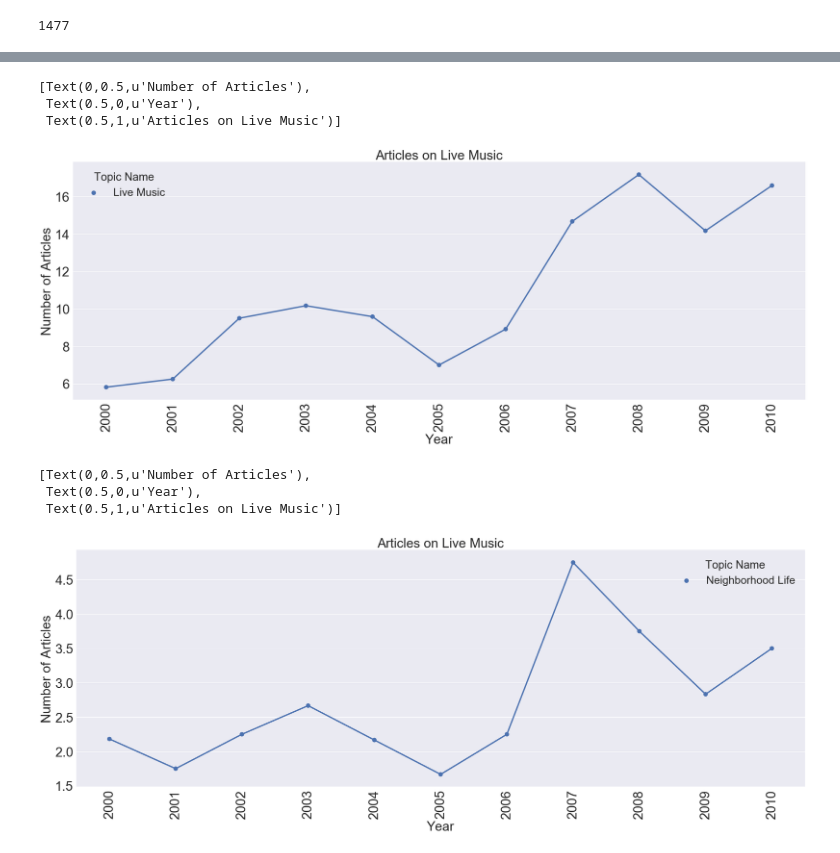
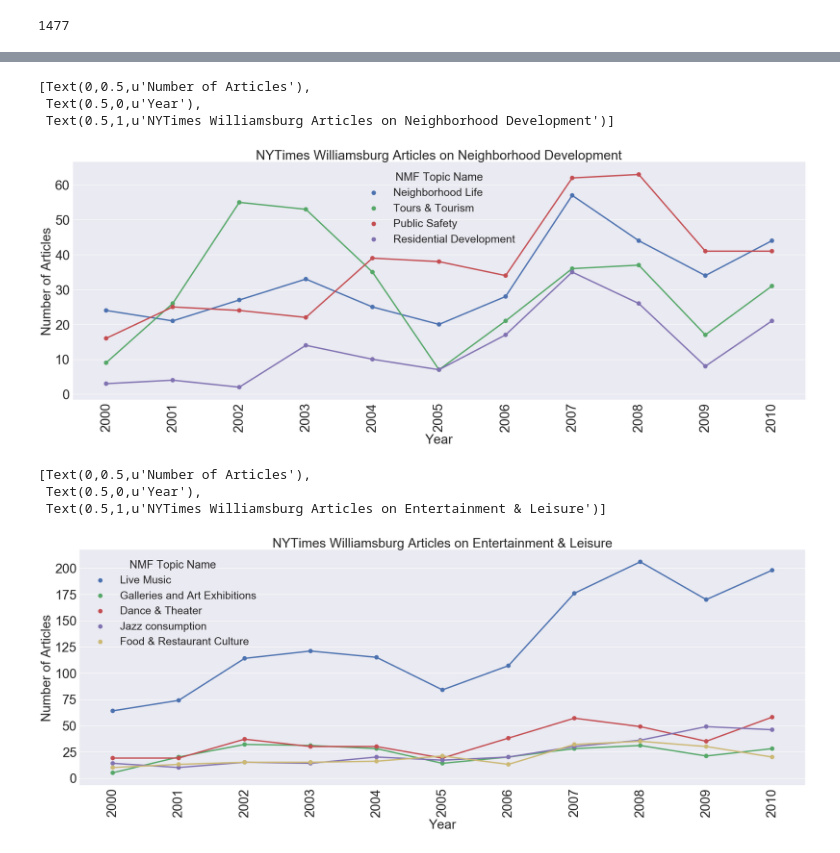
Before and after one commit to samcurrie/ADSProject_Fall2017, a Jupyter notebook: NMF_LDA_final_working_file_CLEANED.ipynb, the cells around one changed output, grey strips where cells are left out. Saved outputs shown, nothing was run; the diff lists cells and outputs as text; code cells hidden in the pictures.

```diff
--- a/NMF_LDA_final_working_file_CLEANED.ipynb
+++ b/NMF_LDA_final_working_file_CLEANED.ipynb
@@ -295 +321,3 @@ melted_df = melted_df[-melted_df["Topic_Num"].isin([0, 26])]
+# %%
+final_df = final_df.groupby(["Year", "Topic_Num", "NMF_Topic_Name", "NMF Overall Topic"]).sum().reset_index()
 # %%
@@ -329,7 +332,5 @@ final_df
-# %%
-final_df = final_df.groupby(["Month_Year", "Year", "Topic_Num", "Topic_Name"]).sum().reset_index()
 # %%
-final_df = final_df.rename(columns={'Topic_Name': 'Topic Name'})
+final_df = final_df.rename(columns={'NMF_Topic_Name': 'NMF Topic Name'})
 # %%
-final_df['Month_Year'] = final_df['Month_Year'].str.replace('-',' ')
-final_df
+# final_df['Month_Year'] = final_df['Month_Year'].str.replace('-',' ')
+# final_df
@@ -357,24 +339,26 @@ order = ["2000", "2001", "2002", "2003", "2004", "2005", "2006", "2007", "2008",
 # %%
 rc={'xtick.labelsize': 30, 'ytick.labelsize': 30, 'axes.labelsize': 30, 'font.size': 30, 'legend.fontsize': 25.0, 'axes.titlesize': 30, "figure.figsize": [30, 10]}
 sns.set(rc=rc)
-one_topic = final_df[final_df["Topic Name"] == "Live Music"]
-g = sns.pointplot(ci = None, x = one_topic["Year"], y = one_topic["value"], order = order, hue = one_topic["Topic Name"])
+one_topic = final_df[final_df["NMF Overall Topic"] == "Neighborhood Development"]
+g = sns.pointplot(ci = None, x = one_topic["Year"], y = one_topic["value"], order = order, hue = one_topic["NMF Topic Name"])
 plt.xticks(rotation=90)
-g.set(xlabel = "Year", ylabel = "Number of Articles", title = "Articles on Live Music")
+g.set(xlabel = "Year", ylabel = "Number of Articles", title = "NYTimes Williamsburg Articles on Neighborhood Development")
+# plt.savefig("Policy_Articles.png", bbox_inches='tight')
 # %% [output]
 [Text(0,0.5,u'Number of Articles'),
  Text(0.5,0,u'Year'),
- Text(0.5,1,u'Articles on Live Music')]
+ Text(0.5,1,u'NYTimes Williamsburg Articles on Neighborhood Development')]
-[figure, old version]
+[figure, new version]
 # %%
 rc={'xtick.labelsize': 30, 'ytick.labelsize': 30, 'axes.labelsize': 30, 'font.size': 30, 'legend.fontsize': 25.0, 'axes.titlesize': 30, "figure.figsize": [30, 10]}
 sns.set(rc=rc)
-one_topic = final_df[final_df["Topic Name"] == "Neighborhood Life"]
-g = sns.pointplot(ci = None, x = one_topic["Year"], y = one_topic["value"], order = order, hue = one_topic["Topic Name"])
+one_topic = final_df[final_df["NMF Overall Topic"] == "Entertainment & Leisure"]
+g = sns.pointplot(ci = None, x = one_topic["Year"], y = one_topic["value"], order = order, hue = one_topic["NMF Topic Name"])
 plt.xticks(rotation=90)
-g.set(xlabel = "Year", ylabel = "Number of Articles", title = "Articles on Live Music")
+g.set(xlabel = "Year", ylabel = "Number of Articles", title = "NYTimes Williamsburg Articles on Entertainment & Leisure")
+# plt.savefig("Policy_Articles.png", bbox_inches='tight')
 # %% [output]
 [Text(0,0.5,u'Number of Articles'),
  Text(0.5,0,u'Year'),
- Text(0.5,1,u'Articles on Live Music')]
+ Text(0.5,1,u'NYTimes Williamsburg Articles on Entertainment & Leisure')]
-[figure, old version]
+[figure, new version]
```
Also changed, not shown: parts of 29 cells of this notebook.
